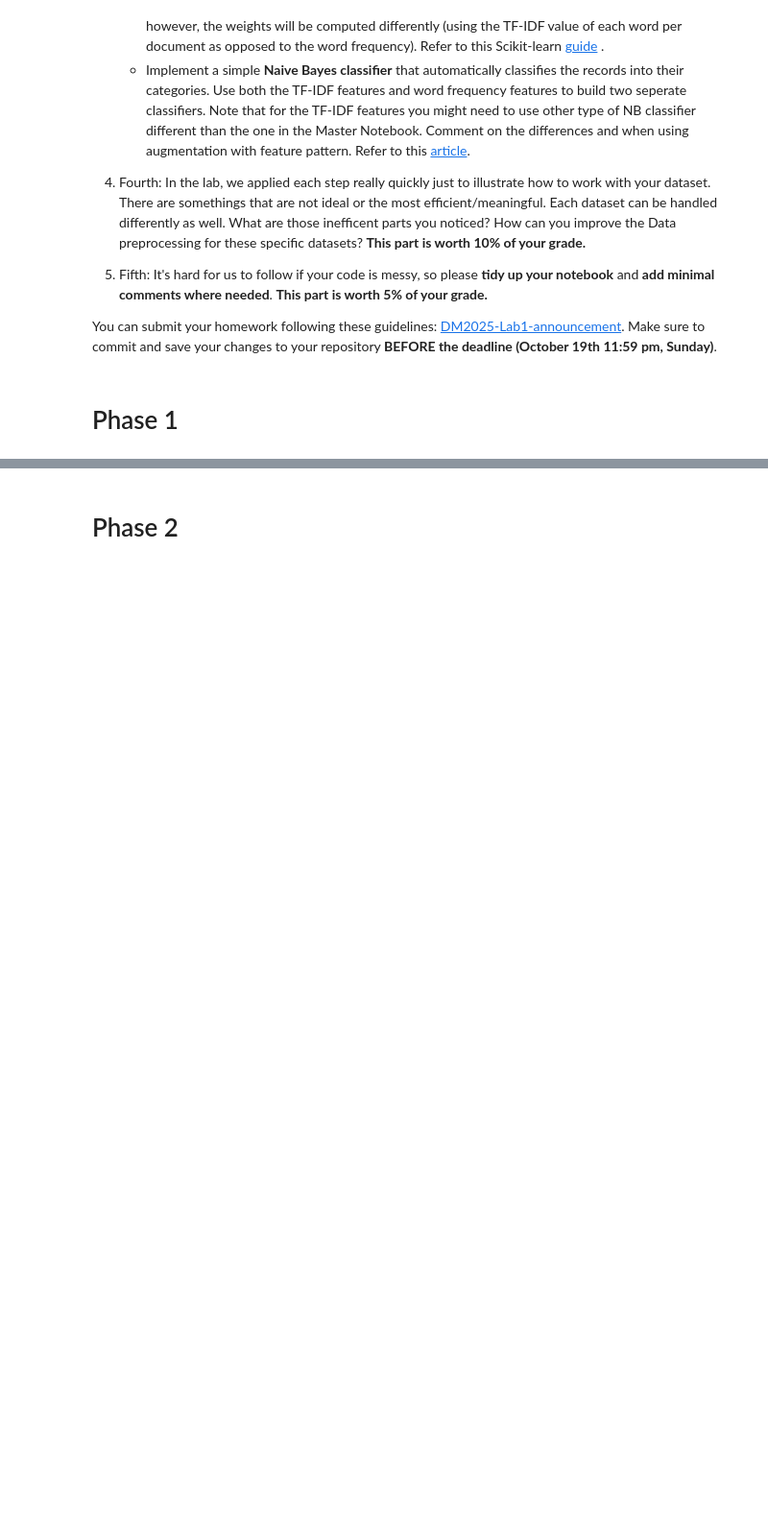
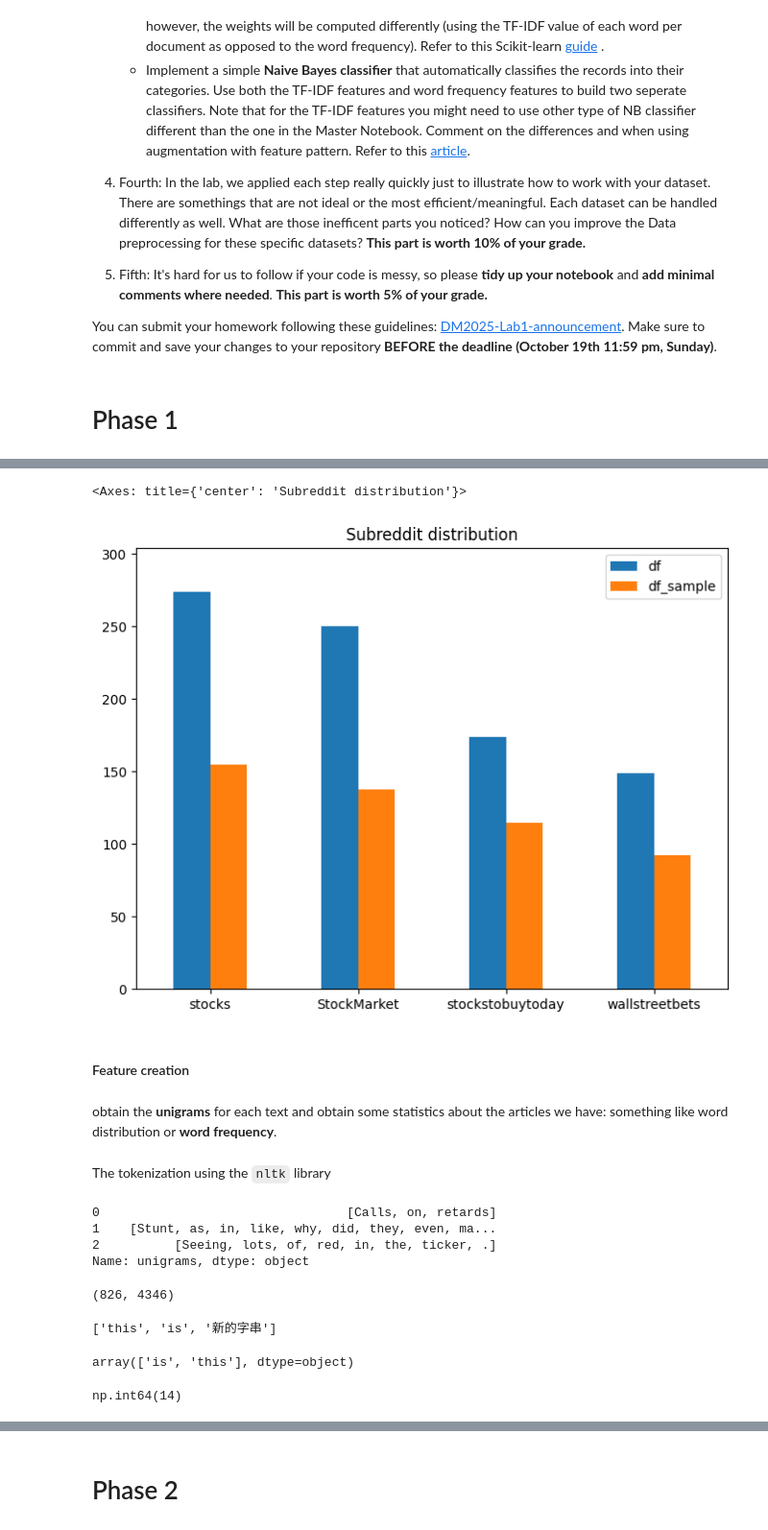
Before and after one commit to chiw4n/DM2025-Lab1-Exercise, a Jupyter notebook: DM2025-Lab1-Homework.ipynb, the cells around one changed output, grey strips where cells are left out. Shown at 96% size. Drawn from its saved outputs; the diff is of its cells as text; code cells hidden in the pictures; blank space fills up the shorter version.

```diff
--- a/DM2025-Lab1-Homework.ipynb
+++ b/DM2025-Lab1-Homework.ipynb
@@ -62,0 +266,41 @@ You can submit your homework following these guidelines: [DM2025-Lab1-announceme
+# %%
+df_both = pd.DataFrame([df_stock['subreddit'].value_counts(),df_sample['subreddit'].value_counts()],index=['df','df_sample'])
+df_both.T.plot(kind='bar',title='Subreddit distribution',ylim = [0,df_stock['subreddit'].value_counts().max()+30],figsize=(8,6),rot = 0,xlabel='')
+# %% [output]
+<Axes: title={'center': 'Subreddit distribution'}>
+[figure, added]
+# %% [markdown]
+#### Feature creation
+# %% [markdown]
+obtain the **unigrams** for each text and obtain some statistics about the articles we have: something like word distribution or **word frequency**.
+# %% [markdown]
+The tokenization using the `nltk` library
+# %%
+df_unique['unigrams'] = df_unique['text'].apply(lambda x: dmh.tokenize_text(x))
+df_unique['unigrams'][:3]
+# %% [output]
+0                                 [Calls, on, retards]
+1    [Stunt, as, in, like, why, did, they, even, ma...
+2          [Seeing, lots, of, red, in, the, ticker, .]
+Name: unigrams, dtype: object
+# %%
+from sklearn.feature_extraction.text import CountVectorizer
+
+count_vect = CountVectorizer()
+X_counts = count_vect.fit_transform(df_unique['text']) #learn the vocabulary and return document-term matrix
+X_counts.shape
+# %% [output]
+(826, 4346)
+# %%
+analyze = count_vect.build_analyzer()
+print(analyze('This is 新的字串'))
+count_vect.get_feature_names_out()[count_vect.transform(['This is 新的字串']).toarray().flatten() > 0]
+# %% [output]
+['this', 'is', '新的字串']
+array(['is', 'this'], dtype=object)
+# %%
+feat_index = count_vect.vocabulary_.get('calls')
+X_counts_array = X_counts.toarray()
+sum(X_counts_array[:,feat_index])
+# %% [output]
+np.int64(14)
```
Also changed, not shown: parts of 59 cells of this notebook.
